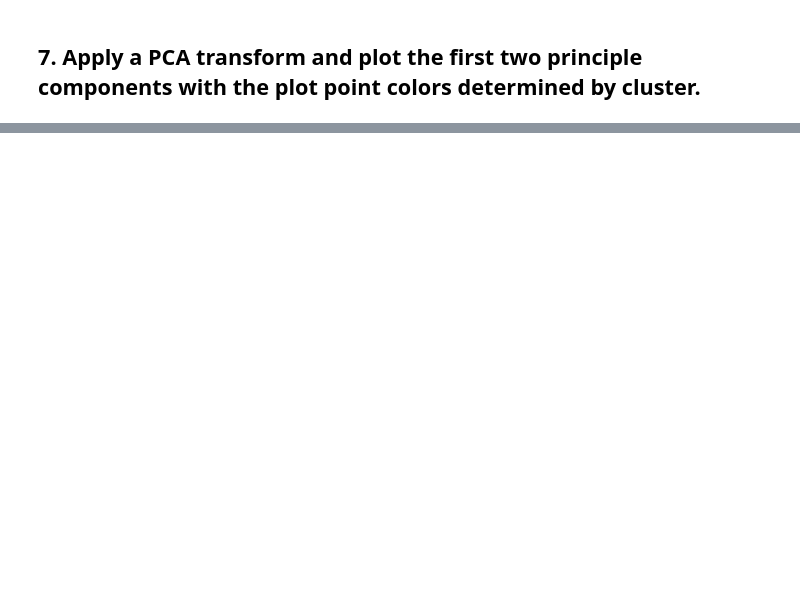
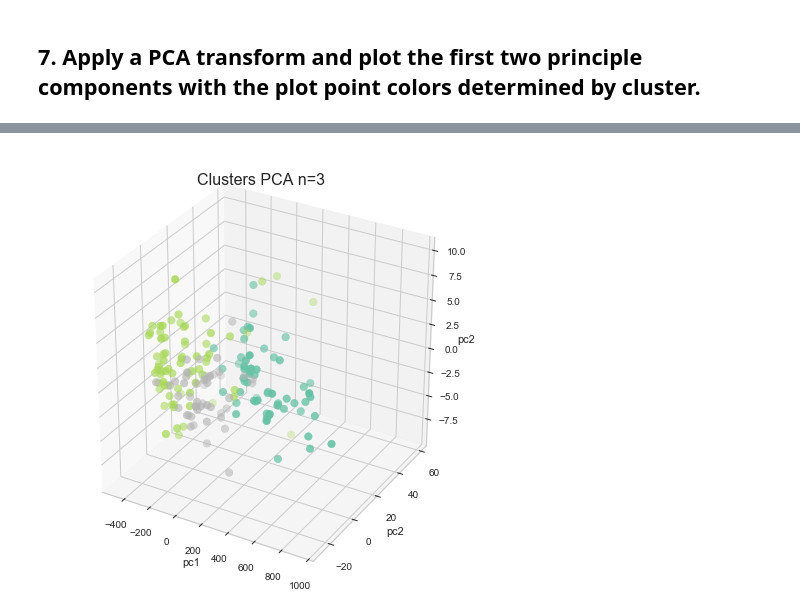
Before and after one commit to ta-datapt-bcn/lab_evaluation, a Jupyter notebook: lab-unsupervised-learning-evaluation/your-code/main.ipynb, the cells around one changed output, grey strips where cells are left out. Drawn from its saved outputs; the diff is of its cells as text; code cells hidden in the pictures; blank space fills up the shorter version.

```diff
--- a/lab-unsupervised-learning-evaluation/your-code/main.ipynb
+++ b/lab-unsupervised-learning-evaluation/your-code/main.ipynb
@@ -198,0 +280,5 @@ plt.show()
+# %%
+principalComponents = pca.fit_transform(X.iloc[:,:-1])
+# %%
+principalDf = pd.DataFrame(data = principalComponents
+             , columns = ['pc1', 'pc2', 'pc3'])
@@ -198,0 +294,5 @@ plt.show()
+# %%
+y_df = pd.DataFrame(data= np.c_[wine.target],
+                     columns=['target'])
+# %%
+finalDf = pd.concat([principalDf, y_df], axis = 1)
@@ -198,0 +308,24 @@ plt.show()
+# %%
+
+# Your code here:
+from mpl_toolkits.mplot3d import Axes3D
+sns.set_style("whitegrid", {'axes.grid' : False})
+
+fig = plt.figure(figsize=(6,6))
+
+ax = Axes3D(fig)
+
+x = finalDf['pc1']
+y = finalDf['pc2']
+z = finalDf['pc3']
+
+c= finalDf['target']
+
+ax.scatter(x, y, z, c=c, marker='o', cmap='Set2', s=60)
+ax.set_xlabel('pc1')
+ax.set_ylabel('pc2')
+ax.set_zlabel('pc2')
+plt.title('Clusters PCA n=3', fontsize=16)
+plt.show()
+# %% [output]
+[figure, added]
```
Also changed, not shown: parts of 27 cells of this notebook.
